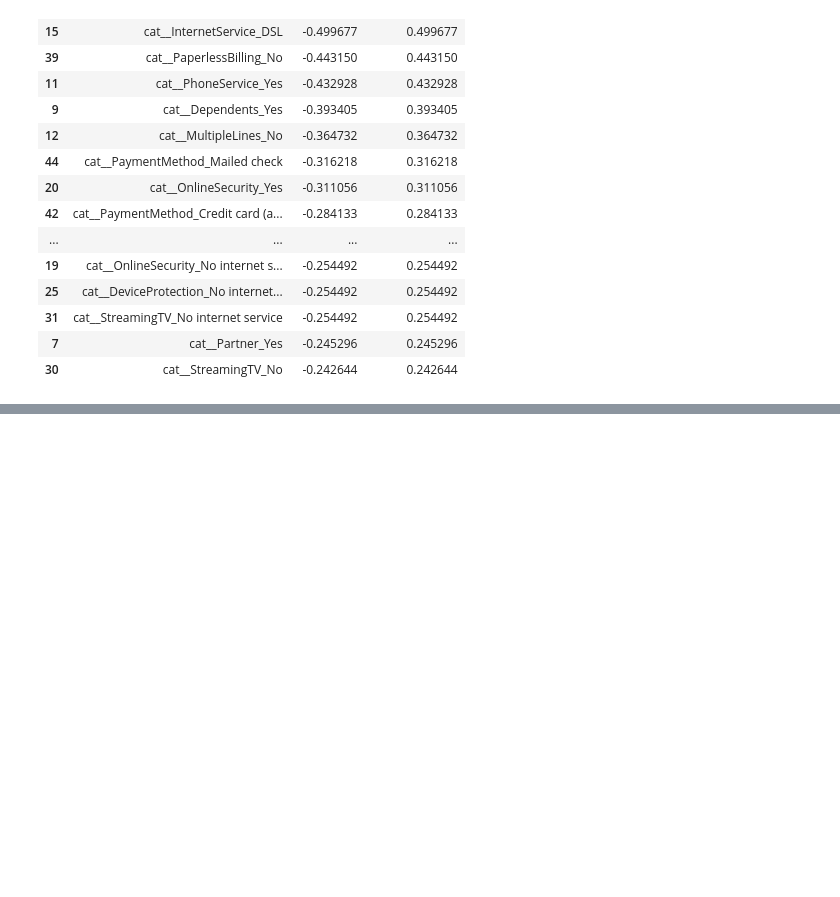
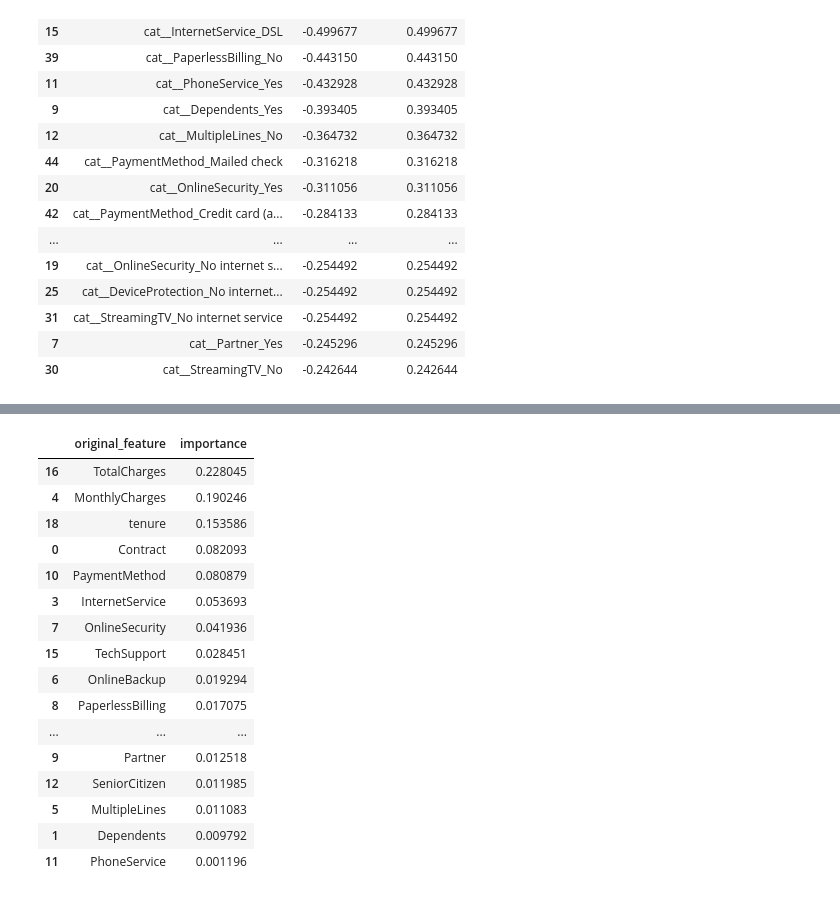
Before and after one commit to pcx-xust/kaggle-customer-churn-prediction, a Jupyter notebook: notebook/02_baseline_model.ipynb, the cells around one changed output, grey strips where cells are left out. Drawn from its saved outputs; the diff is of its cells as text; code cells hidden in the pictures; blank space fills up the shorter version.

```diff
--- a/notebook/02_baseline_model.ipynb
+++ b/notebook/02_baseline_model.ipynb
@@ -585,0 +844,68 @@ Top negative coefficients:
+# %%
+#聚合One-Hot后的原始变量重要性
+def clean_original_feature_name(feature_name: str) -> str:
+    """
+    Convert transformed feature name back to original feature group.
+
+    Examples
+    --------
+    num__tenure -> tenure
+    cat__Contract_Month-to-month -> Contract
+    cat__PaymentMethod_Electronic check -> PaymentMethod
+    """
+    feature_name = str(feature_name)
+
+    if feature_name.startswith("num__"):
+        return feature_name.replace("num__", "", 1)
+
+    if feature_name.startswith("cat__"):
+        name = feature_name.replace("cat__", "", 1)
+
+        matched_cols = [
+            col for col in categorical_cols
+            if name == col or name.startswith(f"{col}_")
+        ]
+
+        if matched_cols:
+            return sorted(matched_cols, key=len, reverse=True)[0]
+
+        return name
+
+    return feature_name
+
+
+rf_feature_importance_df["original_feature"] = rf_feature_importance_df["feature"].apply(
+    clean_original_feature_name
+)
+
+rf_original_feature_importance_df = (
+    rf_feature_importance_df
+    .groupby("original_feature", as_index=False)["importance"]
+    .sum()
+    .sort_values("importance", ascending=False)
+)
+
+rf_original_feature_importance_df.to_csv(
+    RF_TABLE_DIR / "random_forest_original_feature_importance.csv",
+    index=False,
+)
+
+display(rf_original_feature_importance_df)
+# %% [output]
+|  | original_feature | importance |
+| 16 | TotalCharges | 0.228045 |
+| 4 | MonthlyCharges | 0.190246 |
+| 18 | tenure | 0.153586 |
+| 0 | Contract | 0.082093 |
+| 10 | PaymentMethod | 0.080879 |
+| 3 | InternetService | 0.053693 |
+| 7 | OnlineSecurity | 0.041936 |
+| 15 | TechSupport | 0.028451 |
+| 6 | OnlineBackup | 0.019294 |
+| 8 | PaperlessBilling | 0.017075 |
+| ... | ... | ... |
+| 9 | Partner | 0.012518 |
+| 12 | SeniorCitizen | 0.011985 |
+| 5 | MultipleLines | 0.011083 |
+| 1 | Dependents | 0.009792 |
+| 11 | PhoneService | 0.001196 |
```
Also changed, not shown: parts of 11 cells of this notebook, 7 other files.
